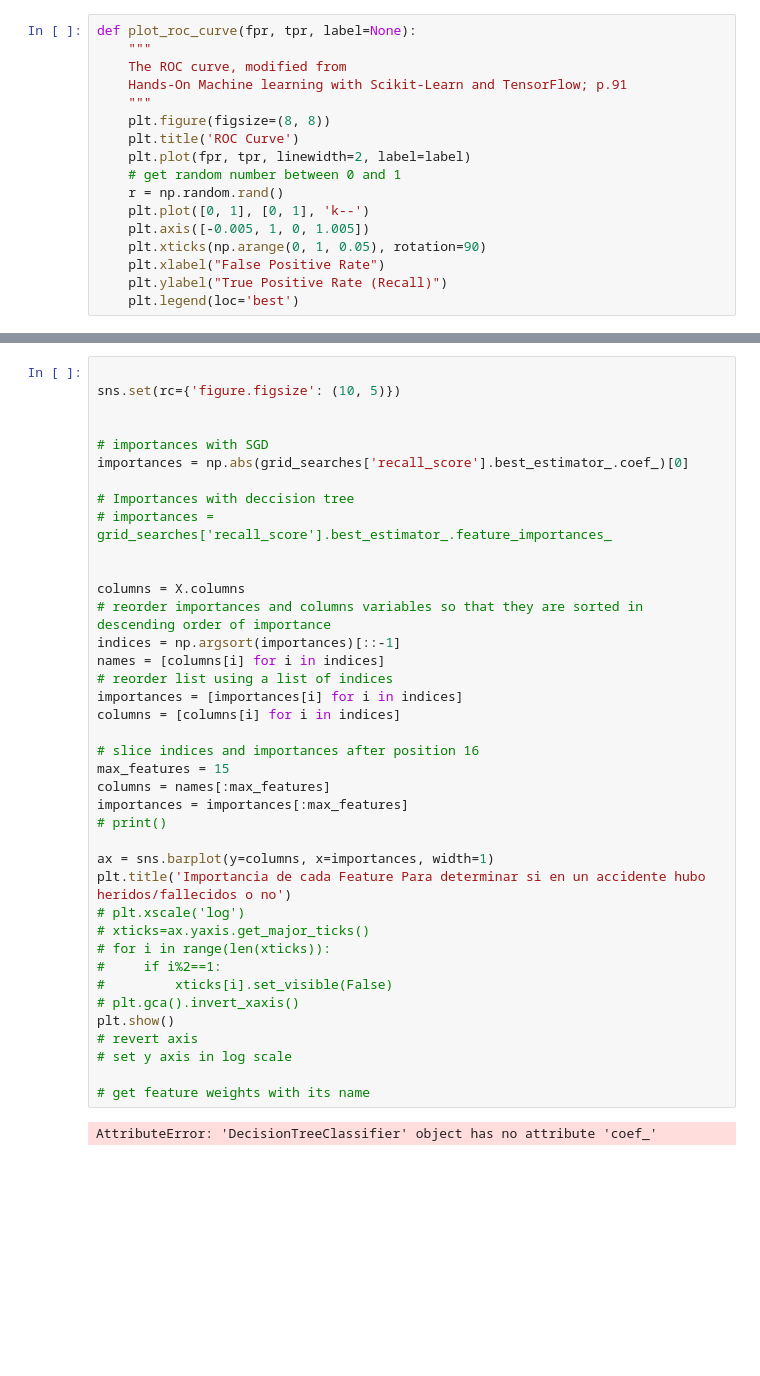
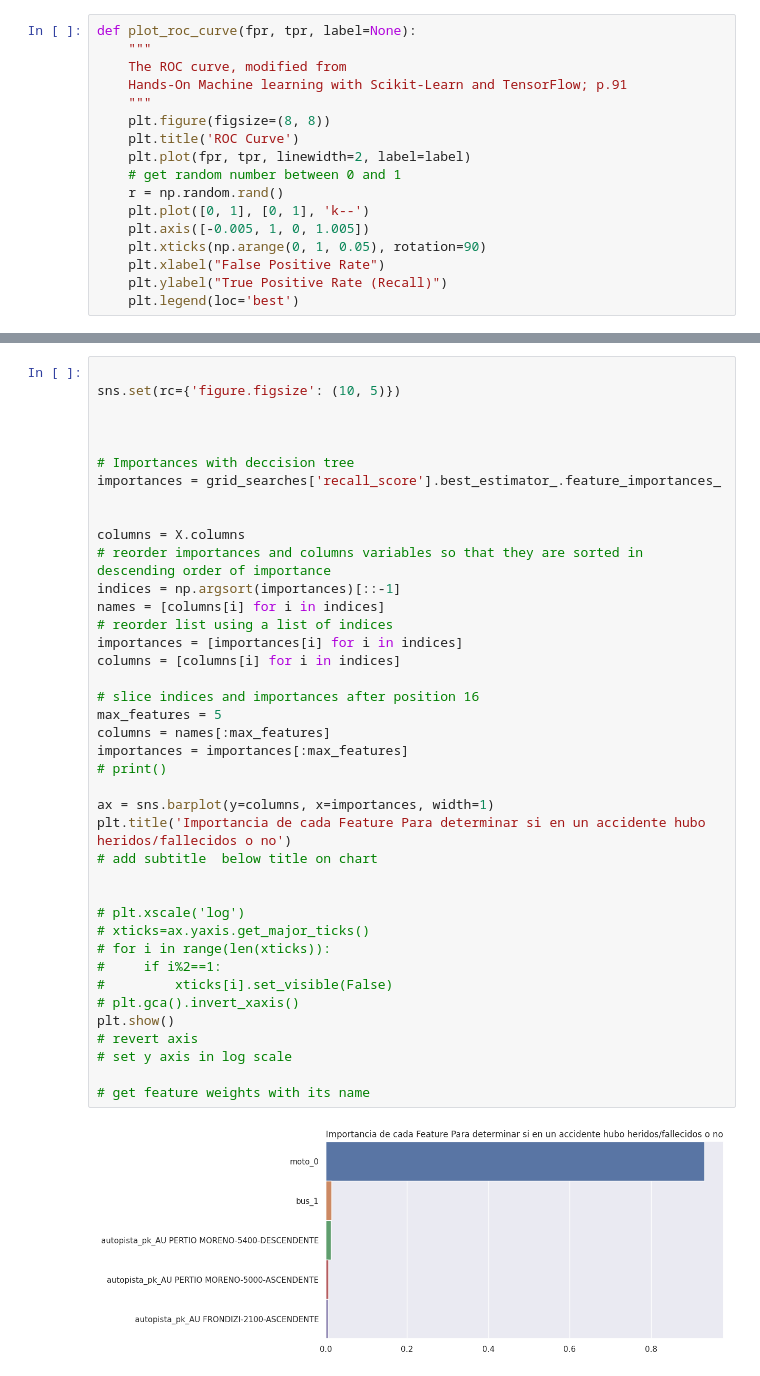
Before and after one commit to cvidalsastre/tp-grupal-3-marias, a Jupyter notebook: Análisis_modelo_arbol.ipynb, the cells around one changed output, grey strips where cells are left out. Drawn from its saved outputs; the diff is of its cells as text; blank space fills up the shorter version.

```diff
--- a/Análisis_modelo_arbol.ipynb
+++ b/Análisis_modelo_arbol.ipynb
@@ -342,39 +338,40 @@ plot_roc_curve(fpr, tpr, 'recall_optimized')
 sns.set(rc={'figure.figsize': (10, 5)})
 
 
-# importances with SGD
-importances = np.abs(grid_searches['recall_score'].best_estimator_.coef_)[0]
 
 # Importances with deccision tree
-# importances = grid_searches['recall_score'].best_estimator_.feature_importances_
+importances = grid_searches['recall_score'].best_estimator_.feature_importances_
 
 
 columns = X.columns
 # reorder importances and columns variables so that they are sorted in descending order of importance
 indices = np.argsort(importances)[::-1]
 names = [columns[i] for i in indices]
 # reorder list using a list of indices
 importances = [importances[i] for i in indices]
 columns = [columns[i] for i in indices]
 
 # slice indices and importances after position 16
-max_features = 15
+max_features = 5
 columns = names[:max_features]
 importances = importances[:max_features]
 # print()
 
 ax = sns.barplot(y=columns, x=importances, width=1)
 plt.title('Importancia de cada Feature Para determinar si en un accidente hubo heridos/fallecidos o no')
+# add subtitle  below title on chart
+
+
 # plt.xscale('log')
 # xticks=ax.yaxis.get_major_ticks()
 # for i in range(len(xticks)):
 #     if i%2==1:
 #         xticks[i].set_visible(False)
 # plt.gca().invert_xaxis()
 plt.show()
 # revert axis
 # set y axis in log scale
 
 # get feature weights with its name
 # %% [output]
-AttributeError: 'DecisionTreeClassifier' object has no attribute 'coef_'
+[figure, added]
```
Also changed, not shown: parts of 15 cells of this notebook, 22 other files.
